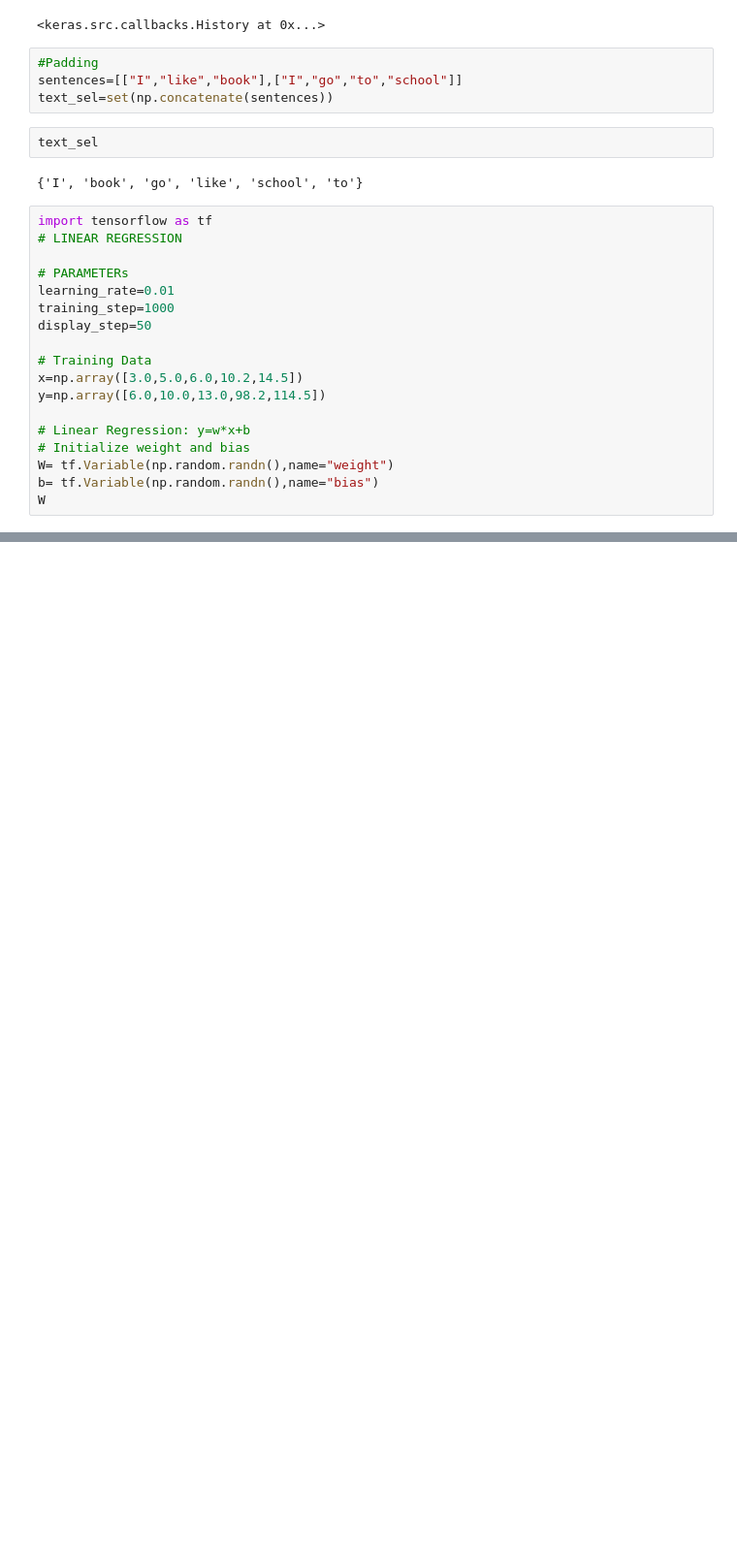
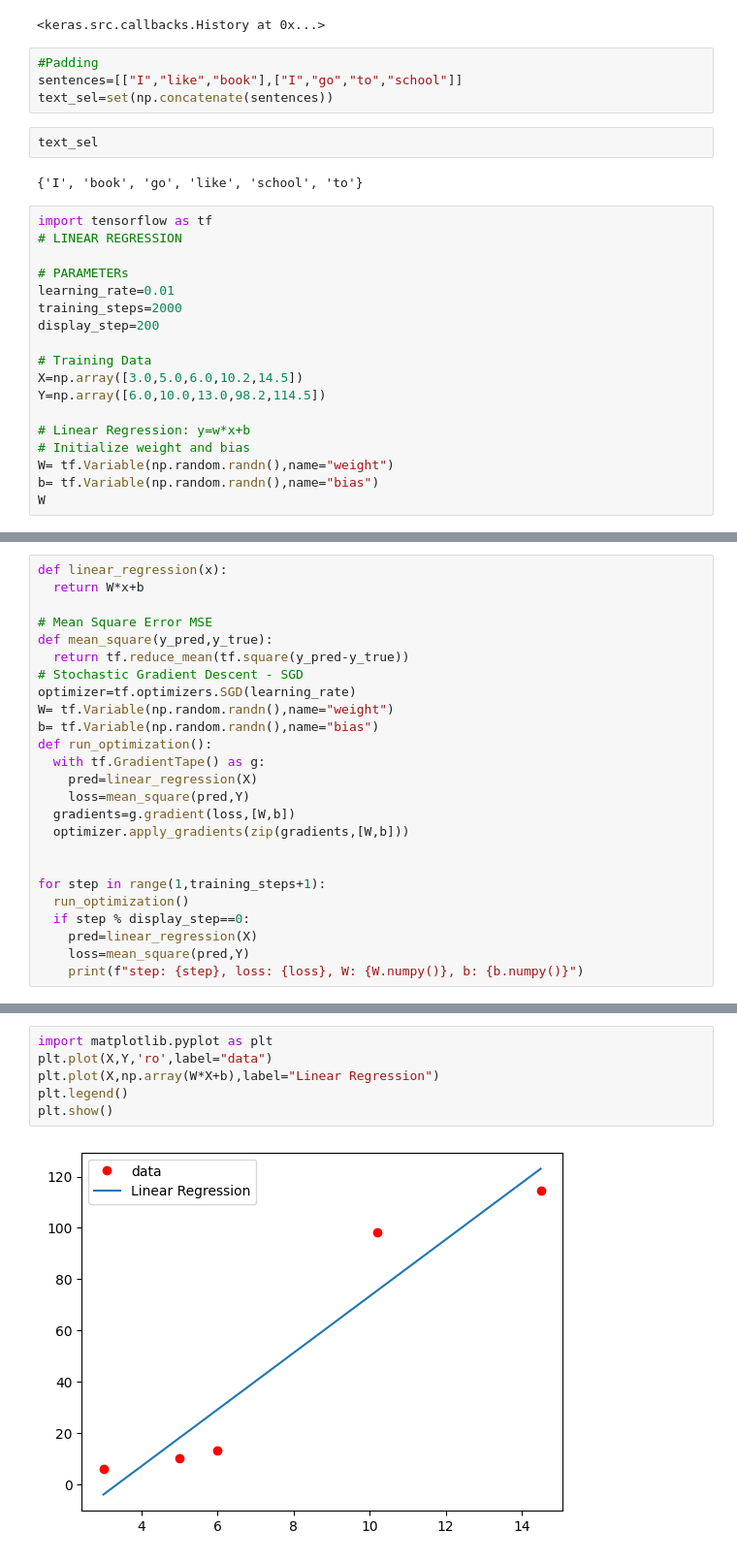
Before and after one commit to dangtrantrung/TensorFlow_Keras, a Jupyter notebook: TensorFlow_Keras.ipynb, the cells around one changed output, grey strips where cells are left out. Shown at 97% size. Cells and saved outputs as stored; diff of their text form; blank space fills up the shorter version.

```diff
--- a/TensorFlow_Keras.ipynb
+++ b/TensorFlow_Keras.ipynb
@@ -639,12 +639,12 @@ import tensorflow as tf
 
 # PARAMETERs
 learning_rate=0.01
-training_step=1000
-display_step=50
+training_steps=2000
+display_step=200
 
 # Training Data
-x=np.array([3.0,5.0,6.0,10.2,14.5])
-y=np.array([6.0,10.0,13.0,98.2,114.5])
+X=np.array([3.0,5.0,6.0,10.2,14.5])
+Y=np.array([6.0,10.0,13.0,98.2,114.5])
 
 # Linear Regression: y=w*x+b
 # Initialize weight and bias
@@ -659,0 +660,25 @@ b
+# %%
+def linear_regression(x):
+  return W*x+b
+
+# Mean Square Error MSE
+def mean_square(y_pred,y_true):
+  return tf.reduce_mean(tf.square(y_pred-y_true))
+# Stochastic Gradient Descent - SGD
+optimizer=tf.optimizers.SGD(learning_rate)
+W= tf.Variable(np.random.randn(),name="weight")
+b= tf.Variable(np.random.randn(),name="bias")
+def run_optimization():
+  with tf.GradientTape() as g:
+    pred=linear_regression(X)
+    loss=mean_square(pred,Y)
+  gradients=g.gradient(loss,[W,b])
+  optimizer.apply_gradients(zip(gradients,[W,b]))
+
+
+for step in range(1,training_steps+1):
+  run_optimization()
+  if step % display_step==0:
+    pred=linear_regression(X)
+    loss=mean_square(pred,Y)
+    print(f"step: {step}, loss: {loss}, W: {W.numpy()}, b: {b.numpy()}")
@@ -659,0 +696,8 @@ b
+# %%
+import matplotlib.pyplot as plt
+plt.plot(X,Y,'ro',label="data")
+plt.plot(X,np.array(W*X+b),label="Linear Regression")
+plt.legend()
+plt.show()
+# %% [output]
+[figure, added]
```
Also changed, not shown: parts of 3 cells of this notebook.
